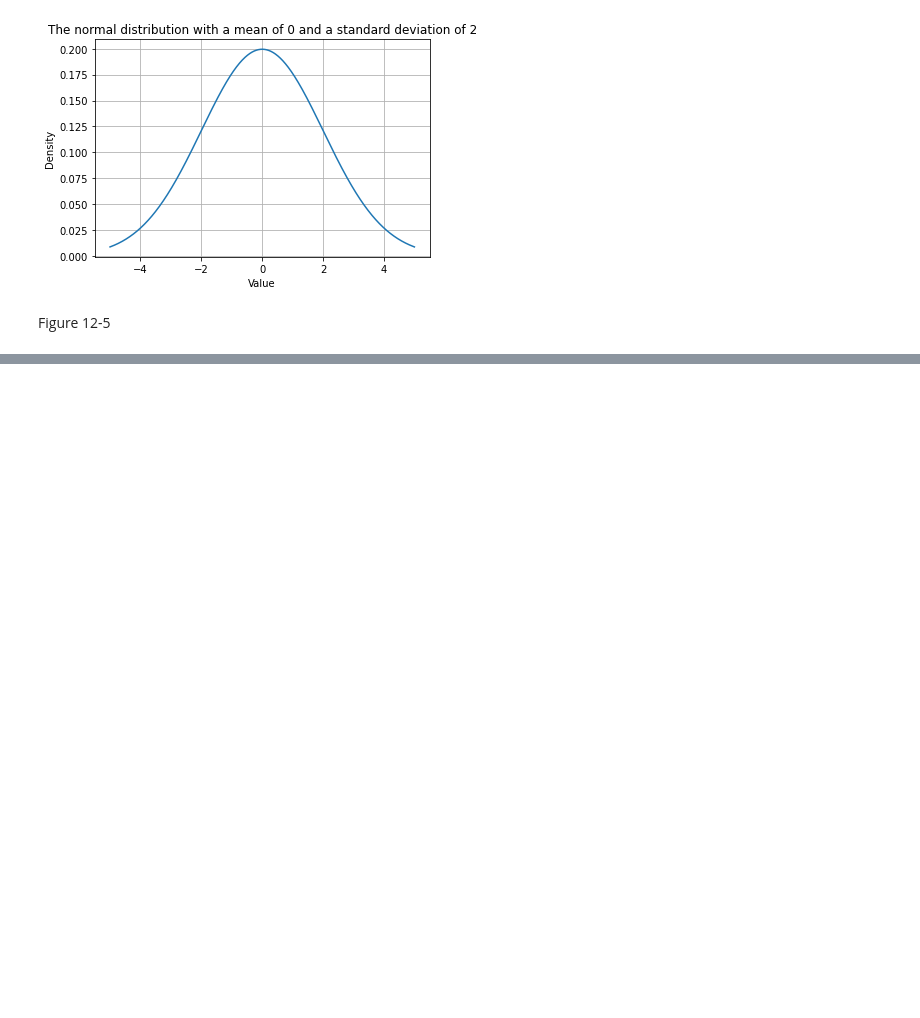
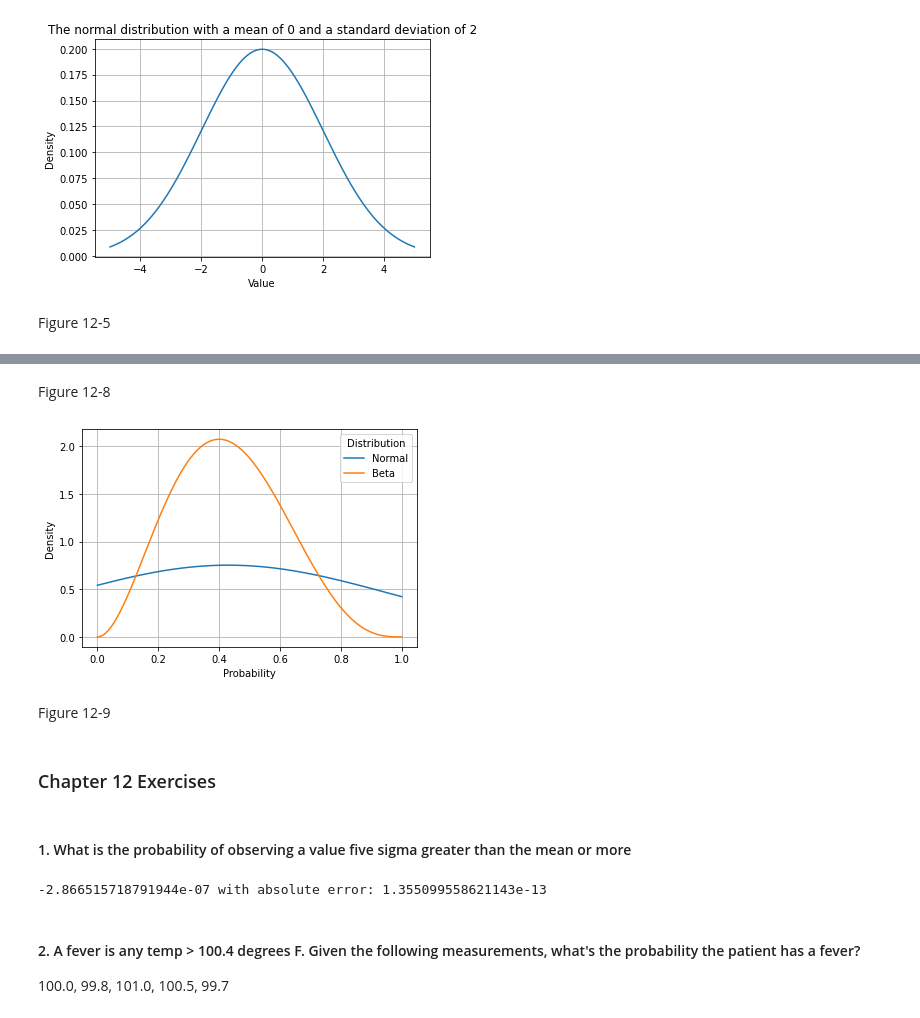
Before and after one commit to Pyrus277/reference_materials, a Jupyter notebook: statistics/bayes_book_notes.ipynb, the cells around one changed output, grey strips where cells are left out. Drawn from its saved outputs; the diff is of its cells as text; code cells hidden in the pictures; blank space fills up the shorter version.

```diff
--- a/statistics/bayes_book_notes.ipynb
+++ b/statistics/bayes_book_notes.ipynb
@@ -637,0 +717,42 @@ Figure 12-5
+# %% [markdown]
+Figure 12-8
+# %%
+mean, stdev = 0.43, 0.53
+alpha, beta_val = 3, 4
+
+x = np.linspace(0, 1, 1000)
+
+# setup normal distribution with our params
+normal_dist = norm(mean, stdev)
+
+# normal dist probability density function
+pdf_vals_n = normal_dist.pdf(x)
+pdf_vals_b = beta.pdf(x, alpha, beta_val)
+
+# plot
+plt.plot(x, pdf_vals_n, label='Normal')
+plt.plot(x, pdf_vals_b, label='Beta')
+plt.xlabel("Probability")
+plt.ylabel("Density")
+plt.legend(title='Distribution')
+plt.grid()
+plt.show()
+# %% [output]
+[figure, added]
+# %% [markdown]
+Figure 12-9
+# %% [markdown]
+### Chapter 12 Exercises
+# %% [markdown]
+#### 1. What is the probability of observing a value five sigma greater than the mean or more
+# %%
+from scipy.stats import norm
+from scipy.integrate import quad
+
+pct, err = quad(lambda x: norm.pdf(x, 0, 1), 10,5)
+print(f'{pct} with absolute error: {err}')
+# %% [output]
+-2.866515718791944e-07 with absolute error: 1.355099558621143e-13
+# %% [markdown]
+#### 2. A fever is any temp > 100.4 degrees F. Given the following measurements, what's the probability the patient has a fever?
+100.0, 99.8, 101.0, 100.5, 99.7
```
Also changed, not shown: parts of 14 cells of this notebook, 2 other files.
